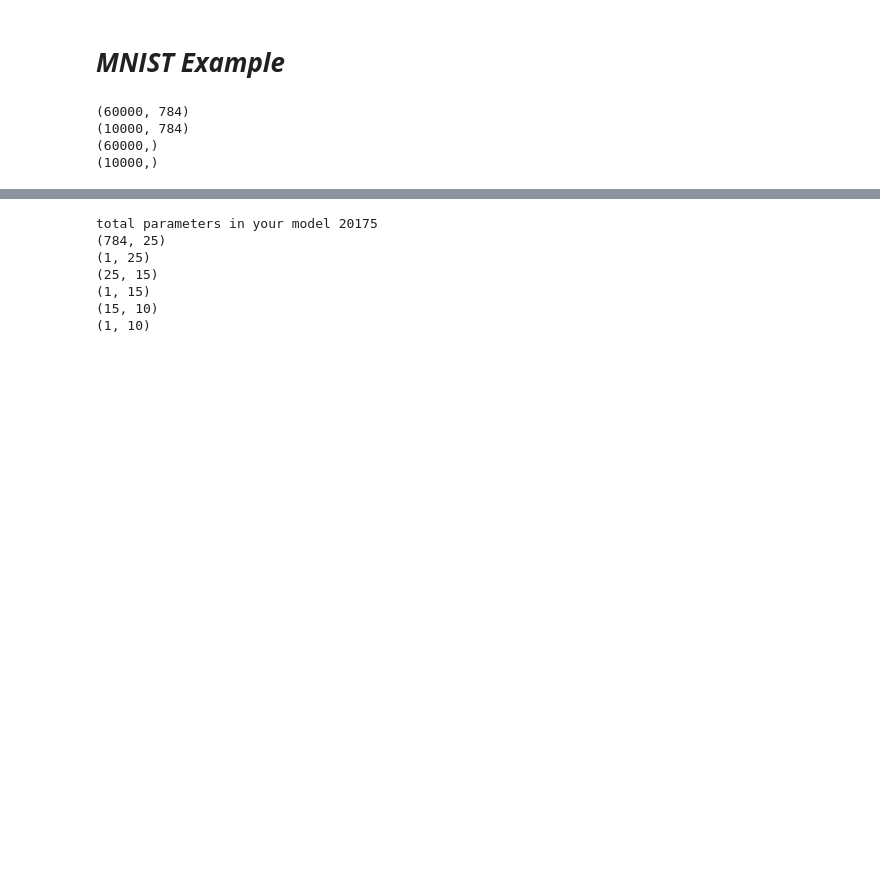
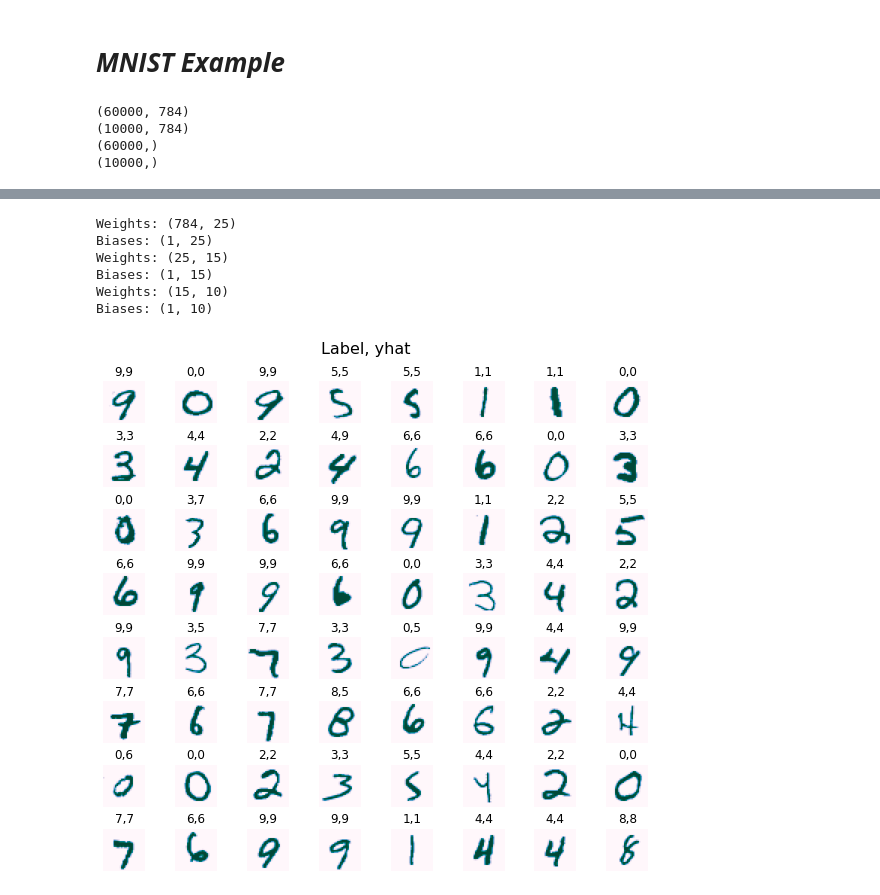
Before and after one commit to IbrahimMohamed2001/MNIST-Example, a Jupyter notebook: MNIST.ipynb, the cells around one changed output, grey strips where cells are left out. Drawn from its saved outputs; the diff is of its cells as text; code cells hidden in the pictures; blank space fills up the shorter version.

```diff
--- a/MNIST.ipynb
+++ b/MNIST.ipynb
@@ -49,2 +68,8 @@ for i, ax in enumerate(axes.flat):
+# %%
+class Layer:
+    def __init__(self, neurons, activation, activation_drev):
+        self.neurons = neurons
+        self.activation = activation
+        self.activation_drev = activation_drev
 # %%
 class NeuralNetwork:
@@ -140,28 +232,20 @@ class NeuralNetwork:
-# %%
-class Layer:
-    def __init__(self, neurons, activation):
-        self.neurons = neurons
-        self.activation = activation
 # %%
-neural_network = NeuralNetwork(
-    X_train = X_train,
-    X_test = X_test,
-    y_test = y_test,
-    y_train = y_test,
-    layer1 = Layer(25, 'relu'),
-    layer2 = Layer(15, 'relu'),
-    layer3 = Layer(10, 'softmax')
+nn = NeuralNetwork(
+    X_train=X_train,
+    X_test=X_test,
+    y_test=y_test,
+    y_train=y_train,
+    layer1=Layer(neurons=25, activation=relu, activation_drev=relu_derevative),
+    layer2=Layer(neurons=15, activation=relu, activation_drev=relu_derevative),
+    layer3=Layer(neurons=10, activation=softmax, activation_drev=softmax_grad)
 )
 
-neural_network.parameters()
-for i in range(len(neural_network.layers)):
-    print(neural_network.Weights[i].shape)
-    print(neural_network.Biases[i].shape)
+nn.load_model(index=1)
+nn.forwardPropagation(nn.X_train_norm)
 # %% [output]
-total parameters in your model 20175
-(784, 25)
-(1, 25)
-(25, 15)
-(1, 15)
-(15, 10)
-(1, 10)
+Weights: (784, 25)
+Biases: (1, 25)
+Weights: (25, 15)
+Biases: (1, 15)
+Weights: (15, 10)
+Biases: (1, 10)
@@ -167,0 +257,28 @@ total parameters in your model 20175
+# %%
+m, n = X_train.shape
+
+fig, axes = plt.subplots(8,8, figsize=(8,8))
+fig.tight_layout(pad=0.1,rect=[0, 0.03, 1, 0.92]) #[left, bottom, right, top]
+
+for i, ax in enumerate(axes.flat):
+    # Select random indices
+    random_index = np.random.randint(m)
+
+    # Select rows corresponding to the random indices and
+    # reshape the image
+    X_random_reshaped = X_train[random_index].reshape((28,28))
+
+    # Display the image
+    ax.imshow(X_random_reshaped, cmap='PuBuGn')
+
+    # Predict using the Neural Network
+    yhat = np.argmax(nn.y_predict[random_index])
+
+    # Display the label above the image
+    ax.set_title(f"{y_train[random_index]},{yhat}")
+    ax.set_axis_off()
+
+fig.suptitle("Label, yhat", fontsize=16)
+plt.show()
+# %% [output]
+[figure, added]
```
Also changed, not shown: parts of 7 cells of this notebook, 9 other files.
